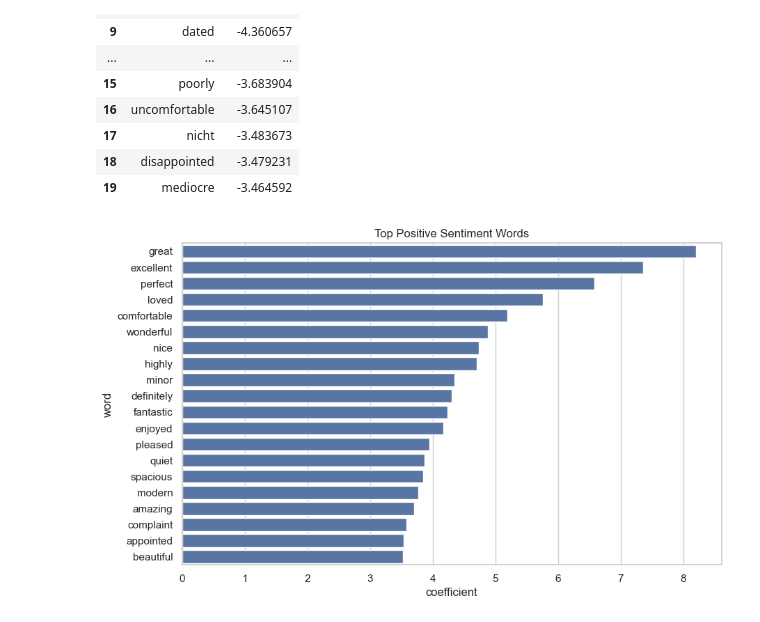
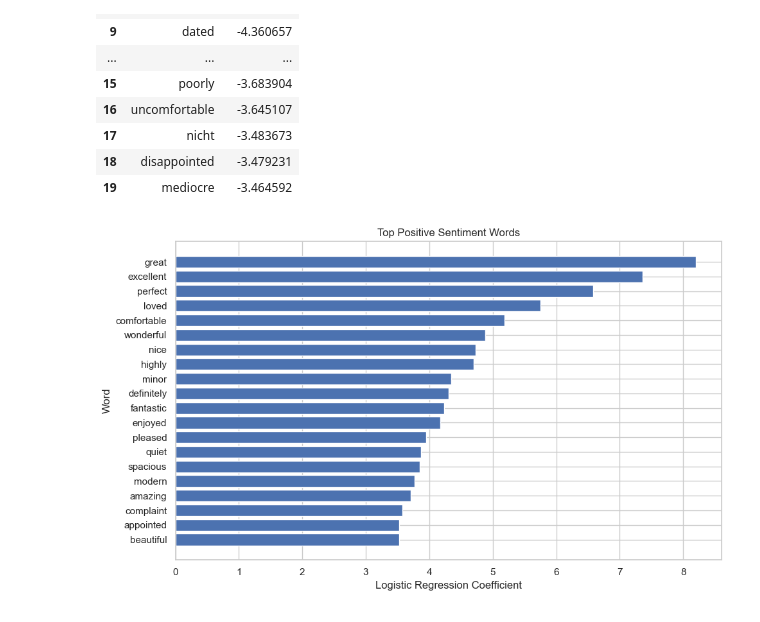
Before and after one commit to luisaaiko/AdvancedAI, a Jupyter notebook: 3baselineModel.ipynb, the cells around one changed output. Cells and saved outputs as stored; diff of their text form; code cells hidden in the pictures.

```diff
--- a/3baselineModel.ipynb
+++ b/3baselineModel.ipynb
@@ -1,6 +1,8 @@
 # %% [markdown]
 # Baseline Model
 # %%
+from pathlib import Path
+
 import pandas as pd
 import numpy as np
 
@@ -9,28 +11,32 @@ import seaborn as sns
 
 sns.set_theme(style="whitegrid")
 
-from sklearn.feature_extraction.text import (
-    TfidfVectorizer
-)
-
+from sklearn.feature_extraction.text import TfidfVectorizer
 from sklearn.linear_model import LogisticRegression
 from sklearn.naive_bayes import MultinomialNB
 from sklearn.ensemble import RandomForestClassifier
-
 from sklearn.metrics import (
     accuracy_score,
     precision_score,
     recall_score,
     f1_score,
     classification_report,
-    confusion_matrix
+    confusion_matrix,
+    roc_auc_score,
+    roc_curve
 )
 
-train_df = pd.read_csv("datasets/train_hotel_reviews.csv")
-test_df = pd.read_csv("datasets/test_hotel_reviews.csv")
+# Project folders
+DATA_DIR = Path("datasets")
+RESULTS_DIR = Path("results")
+RESULTS_DIR.mkdir(parents=True, exist_ok=True)
+
+train_df = pd.read_csv(DATA_DIR / "train_hotel_reviews.csv")
+test_df = pd.read_csv(DATA_DIR / "test_hotel_reviews.csv")
 
 print("Train Shape:", train_df.shape)
 print("Test Shape:", test_df.shape)
+print("Results will be saved to:", RESULTS_DIR.resolve())
 # %% [output]
 Train Shape: (64097, 9)
 Test Shape: (16025, 9)
@@ -292,20 +290,15 @@ negative_words.sort_values(
 | 18 | disappointed | -3.479231 |
 | 19 | mediocre | -3.464592 |
 # %%
-plt.figure(figsize=(10,6))
+positive_plot = positive_words.sort_values("coefficient", ascending=True)
 
-sns.barplot(
-    data=positive_words.sort_values(
-        "coefficient",
-        ascending=False
-    ),
-    x="coefficient",
-    y="word"
-)
-
+plt.figure(figsize=(10, 6))
+plt.barh(positive_plot["word"], positive_plot["coefficient"])
+plt.xlabel("Logistic Regression Coefficient")
+plt.ylabel("Word")
 plt.title("Top Positive Sentiment Words")
-
+plt.tight_layout()
 plt.show()
 # %% [output]
-[figure, old version]
+[figure, new version]
 # %%
```
Also changed, not shown: parts of 13 cells of this notebook, 3 other files.
